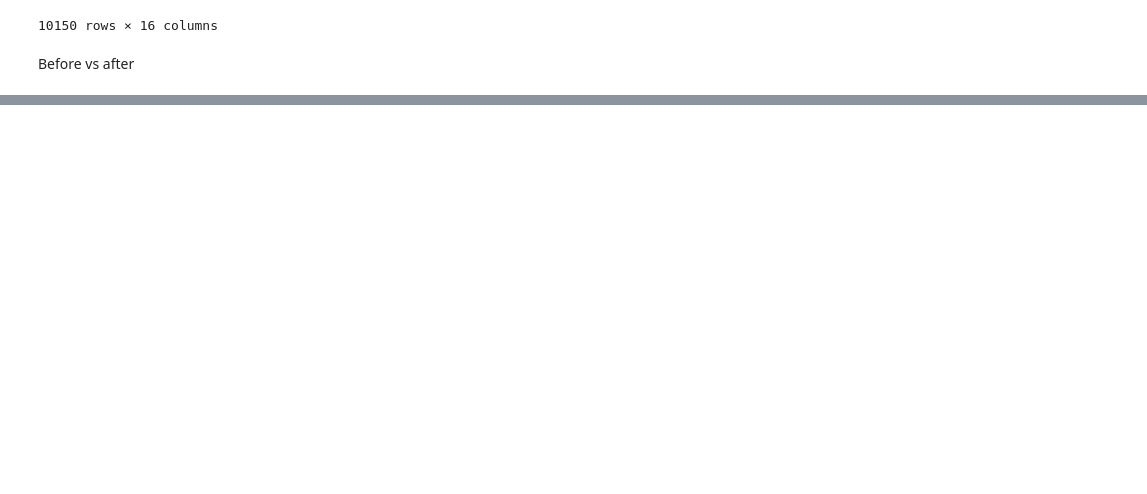
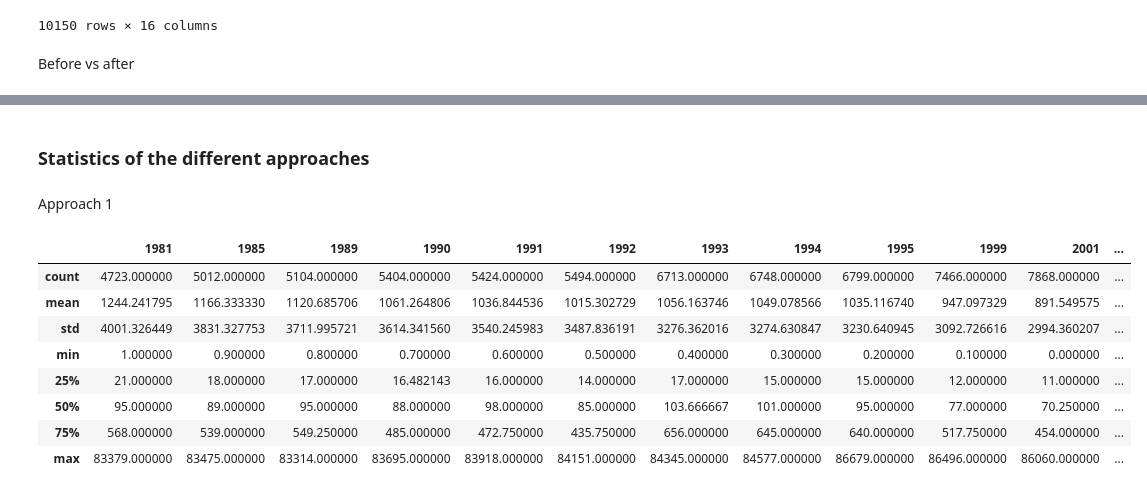
Before and after one commit to ivonilsson/dsp, a Jupyter notebook: a1/task1.ipynb, the cells around one changed output, grey strips where cells are left out. Cells and saved outputs as stored; diff of their text form; code cells hidden in the pictures; blank space fills up the shorter version.

```diff
--- a/a1/task1.ipynb
+++ b/a1/task1.ipynb
@@ -259,0 +326,16 @@ comparison_df
+# %% [markdown]
+### Statistics of the different approaches
+# %% [markdown]
+Approach 1
+# %%
+df_approach_1.describe()
+# %% [output]
+|  | 1981 | 1985 | 1989 | 1990 | 1991 | 1992 | 1993 | 1994 | 1995 | 1999 | 2001 | ... |
+| count | 4723.000000 | 5012.000000 | 5104.000000 | 5404.000000 | 5424.000000 | 5494.000000 | 6713.000000 | 6748.000000 | 6799.000000 | 7466.000000 | 7868.000000 | ... |
+| mean | 1244.241795 | 1166.333330 | 1120.685706 | 1061.264806 | 1036.844536 | 1015.302729 | 1056.163746 | 1049.078566 | 1035.116740 | 947.097329 | 891.549575 | ... |
+| std | 4001.326449 | 3831.327753 | 3711.995721 | 3614.341560 | 3540.245983 | 3487.836191 | 3276.362016 | 3274.630847 | 3230.640945 | 3092.726616 | 2994.360207 | ... |
+| min | 1.000000 | 0.900000 | 0.800000 | 0.700000 | 0.600000 | 0.500000 | 0.400000 | 0.300000 | 0.200000 | 0.100000 | 0.000000 | ... |
+| 25% | 21.000000 | 18.000000 | 17.000000 | 16.482143 | 16.000000 | 14.000000 | 17.000000 | 15.000000 | 15.000000 | 12.000000 | 11.000000 | ... |
+| 50% | 95.000000 | 89.000000 | 95.000000 | 88.000000 | 98.000000 | 85.000000 | 103.666667 | 101.000000 | 95.000000 | 77.000000 | 70.250000 | ... |
+| 75% | 568.000000 | 539.000000 | 549.250000 | 485.000000 | 472.750000 | 435.750000 | 656.000000 | 645.000000 | 640.000000 | 517.750000 | 454.000000 | ... |
+| max | 83379.000000 | 83475.000000 | 83314.000000 | 83695.000000 | 83918.000000 | 84151.000000 | 84345.000000 | 84577.000000 | 86679.000000 | 86496.000000 | 86060.000000 | ... |
```
Also changed, not shown: parts of 13 cells of this notebook.
